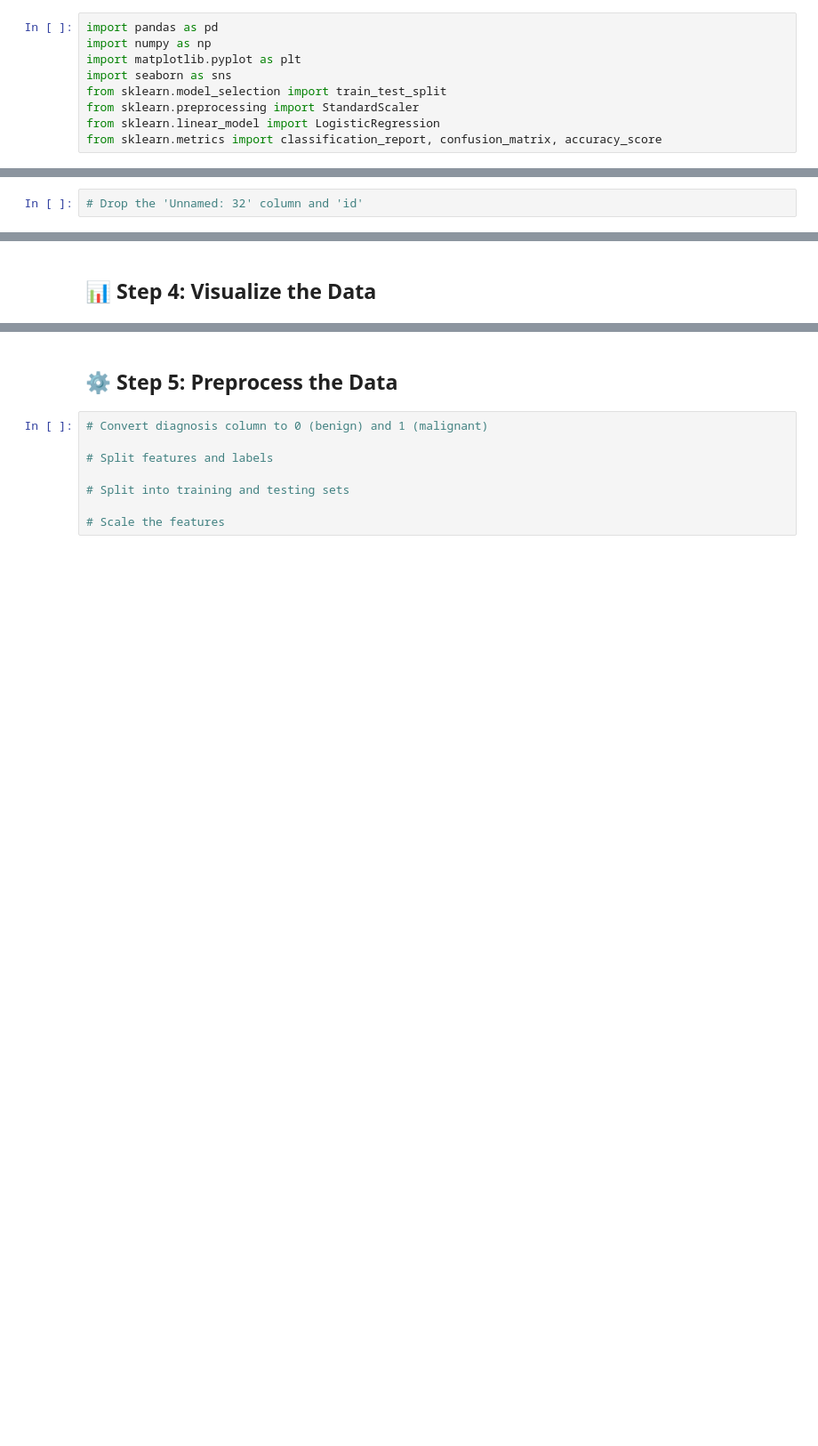
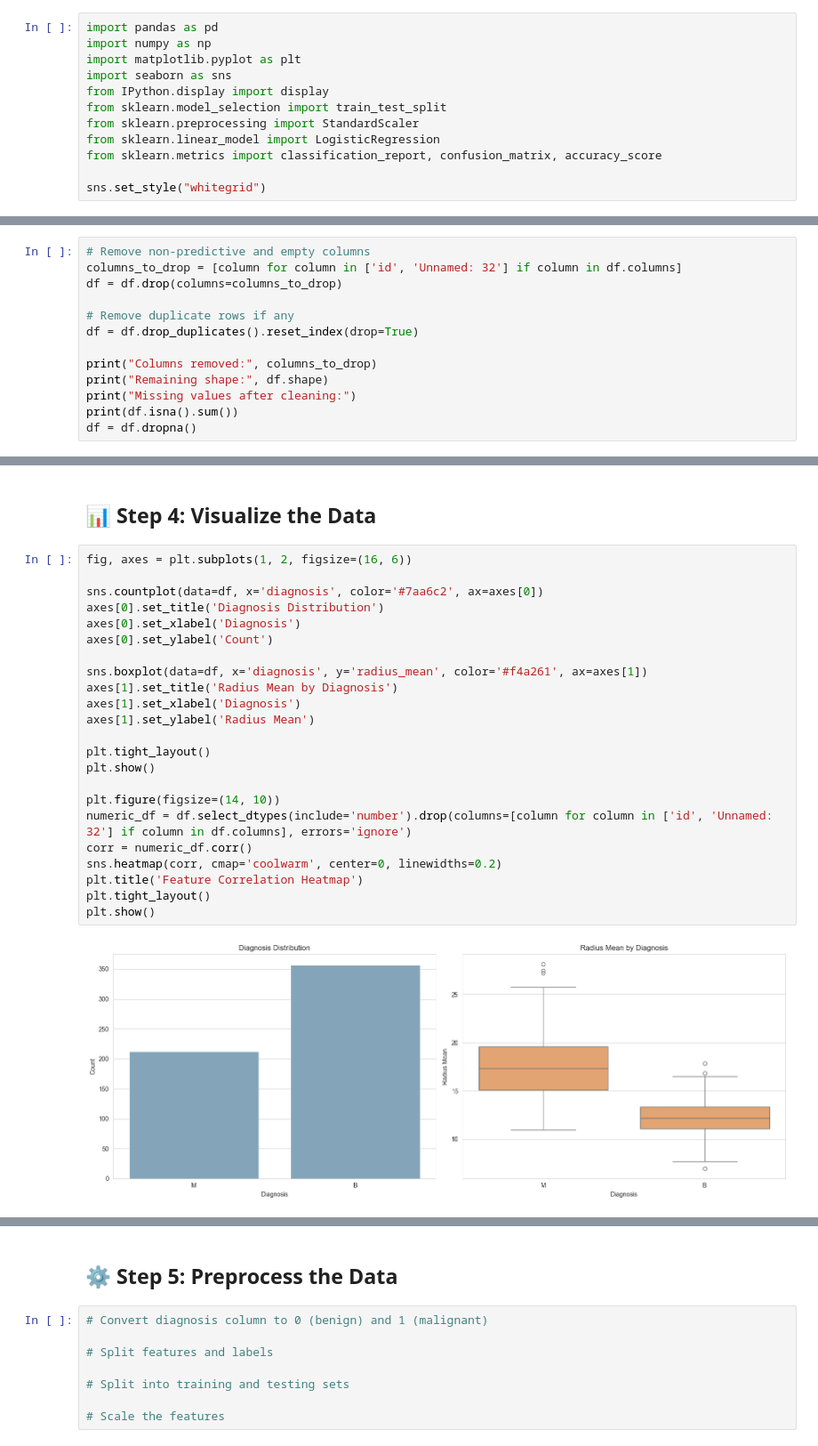
Before and after one commit to EgressKS/Breast_Cancer_Prediction, a Jupyter notebook: Breast_Cancer_Prediction_test.ipynb, the cells around one changed output, grey strips where cells are left out. Shown at 89% size. Saved outputs shown, nothing was run; the diff lists cells and outputs as text; blank space fills up the shorter version.

```diff
--- a/Breast_Cancer_Prediction_test.ipynb
+++ b/Breast_Cancer_Prediction_test.ipynb
@@ -15,10 +15,13 @@ import pandas as pd
 import numpy as np
 import matplotlib.pyplot as plt
 import seaborn as sns
+from IPython.display import display
 from sklearn.model_selection import train_test_split
 from sklearn.preprocessing import StandardScaler
 from sklearn.linear_model import LogisticRegression
 from sklearn.metrics import classification_report, confusion_matrix, accuracy_score
+
+sns.set_style("whitegrid")
 # %% [markdown]
 ## 📥 Step 1: Load the Dataset
 # %%
@@ -64,4 +85,15 @@ memory usage: 146.8 KB
 
 We'll remove any unnecessary columns and handle missing values.
 # %%
-# Drop the 'Unnamed: 32' column and 'id'
+# Remove non-predictive and empty columns
+columns_to_drop = [column for column in ['id', 'Unnamed: 32'] if column in df.columns]
+df = df.drop(columns=columns_to_drop)
+
+# Remove duplicate rows if any
+df = df.drop_duplicates().reset_index(drop=True)
+
+print("Columns removed:", columns_to_drop)
+print("Remaining shape:", df.shape)
+print("Missing values after cleaning:")
+print(df.isna().sum())
+df = df.dropna()
@@ -68,2 +118,27 @@ We'll remove any unnecessary columns and handle missing values.
 # %% [markdown]
 ## 📊 Step 4: Visualize the Data
+# %%
+fig, axes = plt.subplots(1, 2, figsize=(16, 6))
+
+sns.countplot(data=df, x='diagnosis', color='#7aa6c2', ax=axes[0])
+axes[0].set_title('Diagnosis Distribution')
+axes[0].set_xlabel('Diagnosis')
+axes[0].set_ylabel('Count')
+
+sns.boxplot(data=df, x='diagnosis', y='radius_mean', color='#f4a261', ax=axes[1])
+axes[1].set_title('Radius Mean by Diagnosis')
+axes[1].set_xlabel('Diagnosis')
+axes[1].set_ylabel('Radius Mean')
+
+plt.tight_layout()
+plt.show()
+
+plt.figure(figsize=(14, 10))
+numeric_df = df.select_dtypes(include='number').drop(columns=[column for column in ['id', 'Unnamed: 32'] if column in df.columns], errors='ignore')
+corr = numeric_df.corr()
+sns.heatmap(corr, cmap='coolwarm', center=0, linewidths=0.2)
+plt.title('Feature Correlation Heatmap')
+plt.tight_layout()
+plt.show()
+# %% [output]
+[figure, added]
```
Also changed, not shown: parts of 3 cells of this notebook.
